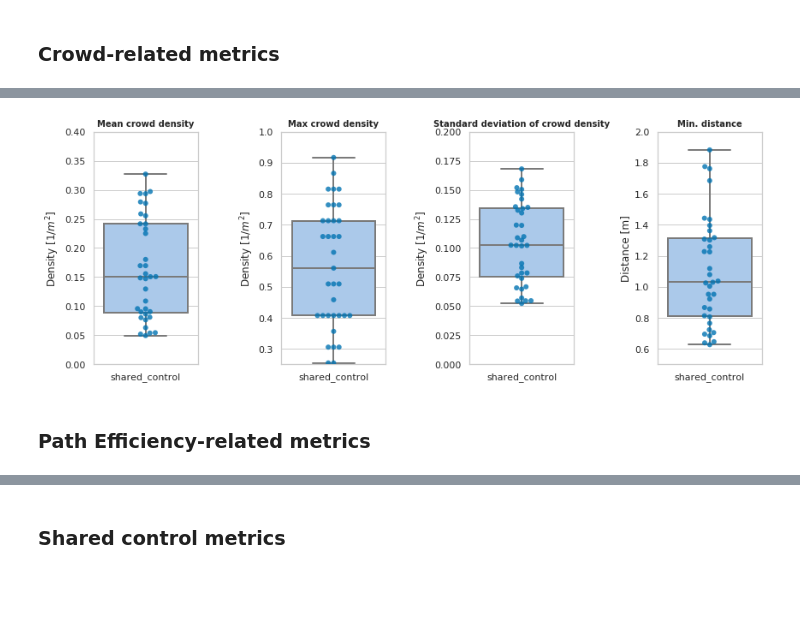
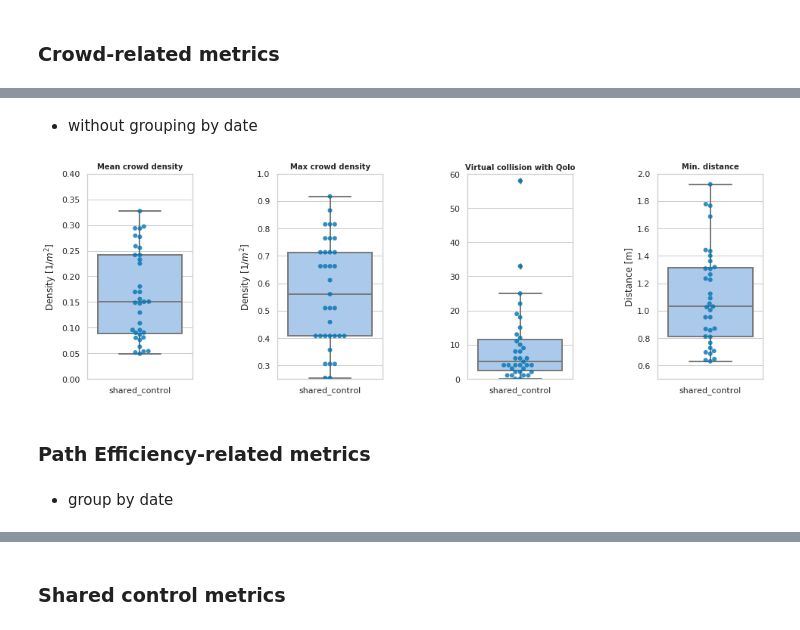
Before and after one commit to epfl-lasa/crowdbot-evaluation-tools, a Jupyter notebook: notebooks/comprehensive_eval_ver2.ipynb, the cells around one changed output, grey strips where cells are left out. Drawn from its saved outputs; the diff is of its cells as text; code cells hidden in the pictures; blank space fills up the shorter version.

Commit message:
finish Virtual collision analysis in the notebook

```diff
--- a/notebooks/comprehensive_eval_ver2.ipynb
+++ b/notebooks/comprehensive_eval_ver2.ipynb
@@ -1934,7 +2006,7 @@ eval_res_df.head()
 # %% [markdown]
 ### Crowd-related metrics
 # %%
-crowd_metrics_df = eval_res_df[['seq', 'control_type'] + list(crowd_metrics)]
+crowd_metrics_df = eval_res_df[['seq', 'control_type'] + list(crowd_metrics) + ['date']]
 # %%
 print("# max value in each metrics")
 print(crowd_metrics_df.max(numeric_only=True))
@@ -1958,5 +2121,7 @@ dtype: float64
+# %% [markdown]
+- without grouping by date
 # %%
-fig, axes = plt.subplots(1, 4, figsize=(14, 5))
+fig, axes = plt.subplots(1, 4, figsize=(16, 5))
 
 plt.subplots_adjust(left=None, bottom=None, right=None, top=None, wspace=0.8, hspace=None)
 
@@ -1991,46 +2156,62 @@ categorical_plot(
     titlefontsz=10,
 )
 
+# categorical_plot(
+#     axes=axes[2],
+#     df=crowd_metrics_df,
+#     metric='std_crowd_density2_5',
+#     catogory='control_type',
+#     # title='Standard deviation of crowd density within 2.5 m',
+#     title='Standard deviation of crowd density',
+#     xlabel='',
+#     ylabel='Density [1/$m^2$]',
+#     ylim=[0.0, 0.20],
+#     kind='box',
+#     # group='goal_reached',
+#     # lgd_labels=['Not reached', 'Reached'],
+#     titlefontsz=10,
+# )
 categorical_plot(
     axes=axes[2],
     df=crowd_metrics_df,
-    metric='std_crowd_density2_5',
+    metric='virtual_collision',
     catogory='control_type',
-    # title='Standard deviation of crowd density within 2.5 m',
-    title='Standard deviation of crowd density',
+    title='Virtual collision with Qolo',
     xlabel='',
-    ylabel='Density [1/$m^2$]',
-    ylim=[0.0, 0.20],
+    ylabel='',
+    ylim=[-0.1, 60.1],
     kind='box',
     # group='goal_reached',
     # lgd_labels=['Not reached', 'Reached'],
     titlefontsz=10,
 )
 
 categorical_plot(
     axes=axes[3],
     df=crowd_metrics_df,
     metric='avg_min_dist',
     catogory='control_type',
     # title='Min. distance of Pedestrain from qolo',
     title='Min. distance',
     xlabel='',
     ylabel='Distance [m]',
     ylim=[0.5, 2.0],
     kind='box',
     # group='goal_reached',
     # lgd_labels=['Not reached', 'Reached'],
     titlefontsz=10,
 )
 
 plt.savefig("./pdf/all_shared_control_crowd_nogrouped.pdf", dpi=300)
 
 plt.show()
 # %% [output]
-[figure, old version]
+[figure, new version]
 # %%
 plt.close()
 # %% [markdown]
 ### Path Efficiency-related metrics
 # %%
 path_metrics_df = eval_res_df[['seq', 'control_type'] + list(path_metrics) + ['date']]
+# %% [markdown]
+- group by date
```
Also changed, not shown: parts of 26 cells of this notebook, 19 other files.
